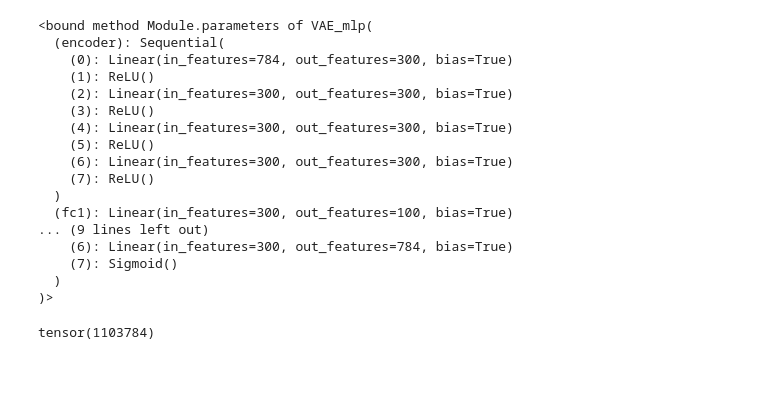
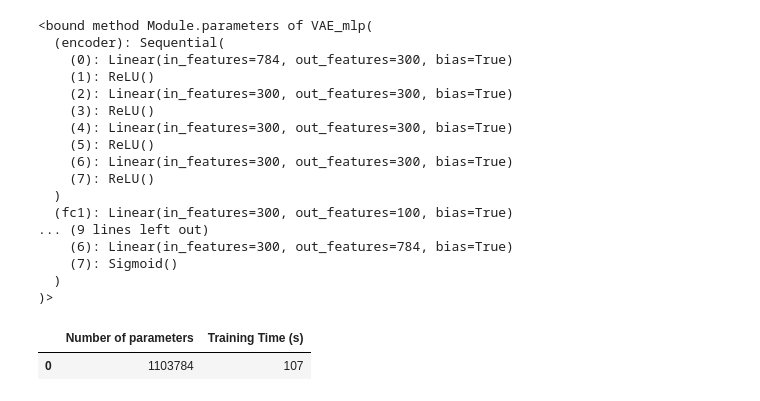
Before and after one commit to 737ashish/Projects, a Jupyter notebook: Polynomial_Nets/train_VAE_MLP.ipynb, the cells around one changed output. Cells and saved outputs as stored; diff of their text form; code cells hidden in the pictures; blank space fills up the shorter version.

```diff
--- a/Polynomial_Nets/train_VAE_MLP.ipynb
+++ b/Polynomial_Nets/train_VAE_MLP.ipynb
@@ -151,6 +151,4 @@ for name, param in model.named_parameters():
     num = torch.numel(param)
     num_param.append(num)
 # %%
-torch.sum(torch.tensor(num_param))
+num_p = torch.sum(torch.tensor(num_param))
-# %% [output]
-tensor(1103784)
@@ -156,0 +157,12 @@ tensor(1103784)
+# %%
+dict = {
+    "Number of parameters": num_p.detach().numpy(),
+    "Training Time (s)": time
+}
+
+df1 = pd.DataFrame([dict])
+# %%
+df1.style
+# %% [output]
+|  | Number of parameters | Training Time (s) |
+| 0 | 1103784 | 107 |
```
Also changed, not shown: parts of 5 cells of this notebook, 2 other files.
